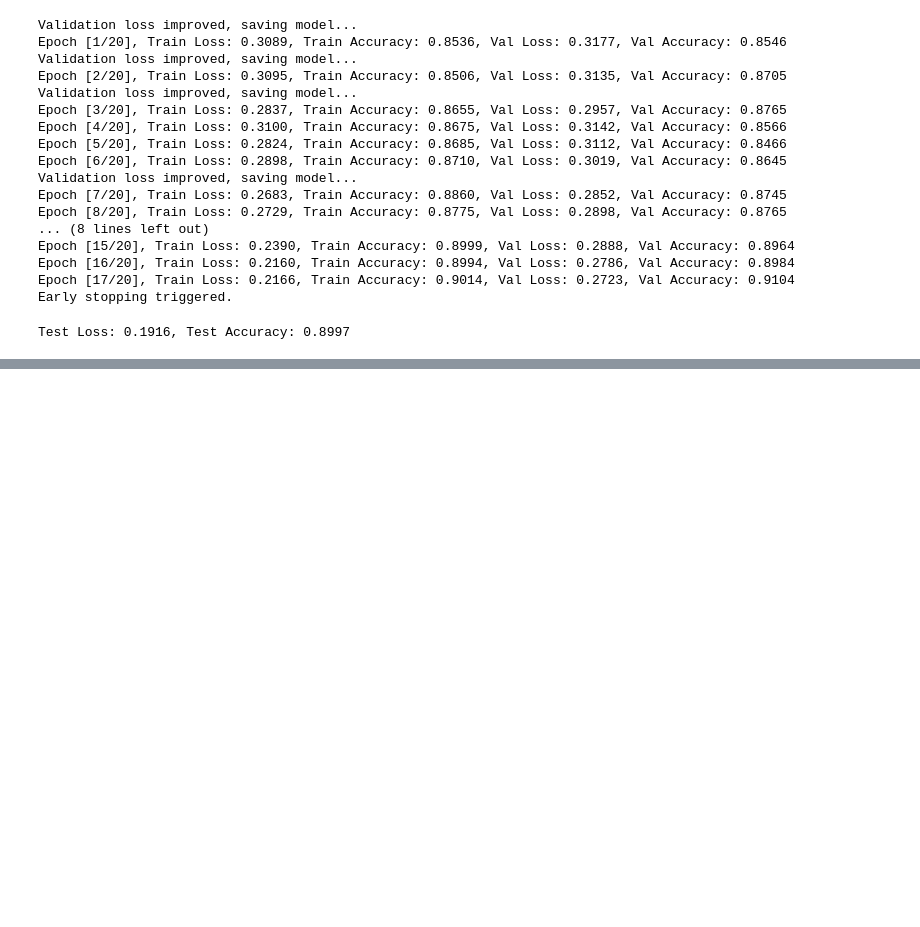
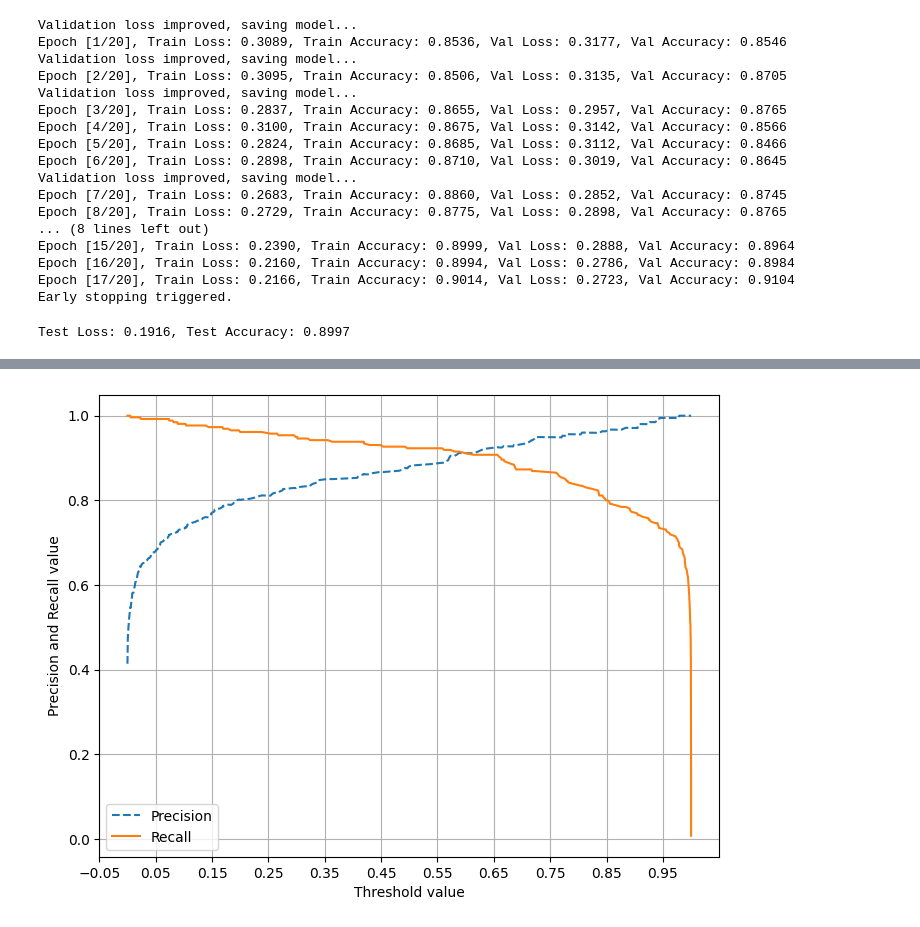
Before and after one commit to SOYOUNGdev/PCB_classification, a Jupyter notebook: code/test3.ipynb, the cells around one changed output, grey strips where cells are left out. Cells and saved outputs as stored; diff of their text form; code cells hidden in the pictures; blank space fills up the shorter version.

Commit message:
resnet fine tuning -ing

```diff
--- a/code/test3.ipynb
+++ b/code/test3.ipynb
@@ -2477,7 +2477,7 @@ aug = A.Compose([
     A.VerticalFlip(p=0.5),                  # 상하 반전
     A.Rotate(limit=10, p=0.5),              # 작은 각도 회전 (10도 내외)
     A.RandomBrightnessContrast(p=0.5),      # 밝기 및 대비 조절
-    A.GaussNoise(var_limit=(10.0, 50.0), p=0.5),  # Gaussian 노이즈 추가
+    # A.GaussNoise(var_limit=(10.0, 50.0), p=0.5),  # Gaussian 노이즈 추가
 ])
 
 # 데이터셋 인스턴스 생성
@@ -2561,0 +2632,7 @@ resnet18 시도.
+# %%
+# 손실 함수 및 최적화함수 정의
+criterion = nn.BCEWithLogitsLoss()  # 이진 교차 엔트로피 손실
+model = CustomModel(model_name='resnet50').to(DEVICE)  # 모델 초기화
+optimizer = optim.Adam(model.parameters(), lr=0.001)  # Adam 옵티마이저
+# %%
+scheduler = torch.optim.lr_scheduler.ReduceLROnPlateau(optimizer, mode='min', patience=3, factor=0.5)
@@ -2561,0 +2834,27 @@ resnet18 시도.
+# %%
+# 테스트 데이터에 대한 예측 확률 생성
+model.eval()  # 모델을 평가 모드로 설정
+all_predictions_proba = []
+
+with torch.no_grad():  # 그래디언트 계산을 비활성화
+    for images, targets in test_loader:
+        images = images.to(DEVICE)
+        outputs = model(images)
+
+        # 예측 확률 생성 (여기서 sigmoid를 사용하여 확률로 변환)
+        predicted_proba = torch.sigmoid(outputs.view(-1)).cpu().numpy()
+        all_predictions_proba.extend(predicted_proba)
+
+# 리스트를 numpy 배열로 변환
+all_predictions_proba = np.array(all_predictions_proba)
+
+# 테스트 데이터의 실제 레이블 수집
+all_targets = []
+for images, targets in test_loader:
+    all_targets.extend(targets.numpy())  # flatten을 위한 리스트에 추가
+all_targets = np.array(all_targets)  # 리스트를 numpy 배열로 변환
+
+# 정밀도-재현율 곡선 그리기
+precision_recall_curve_plot(all_targets, all_predictions_proba)
+# %% [output]
+[figure, added]
```
Also changed, not shown: parts of 42 cells of this notebook, 1 other file.
